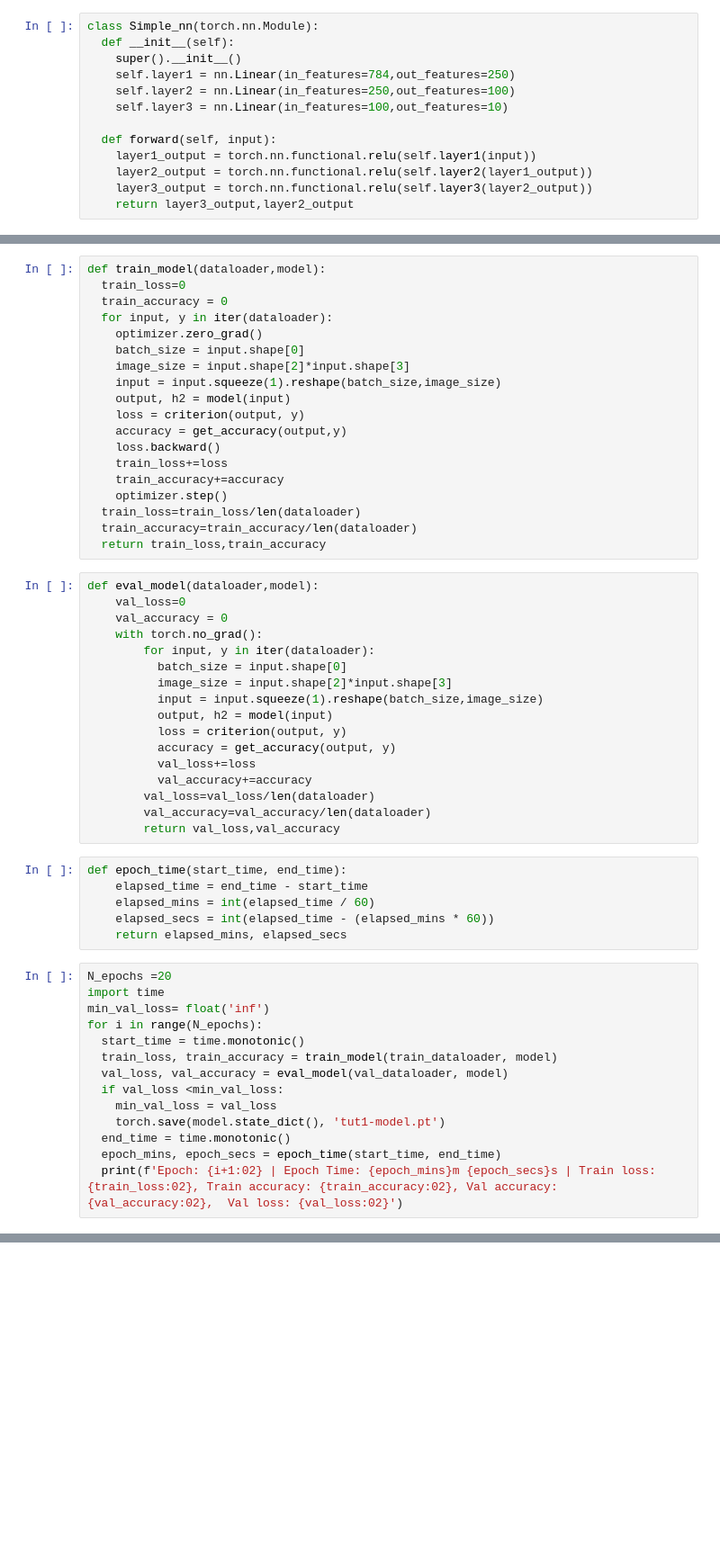
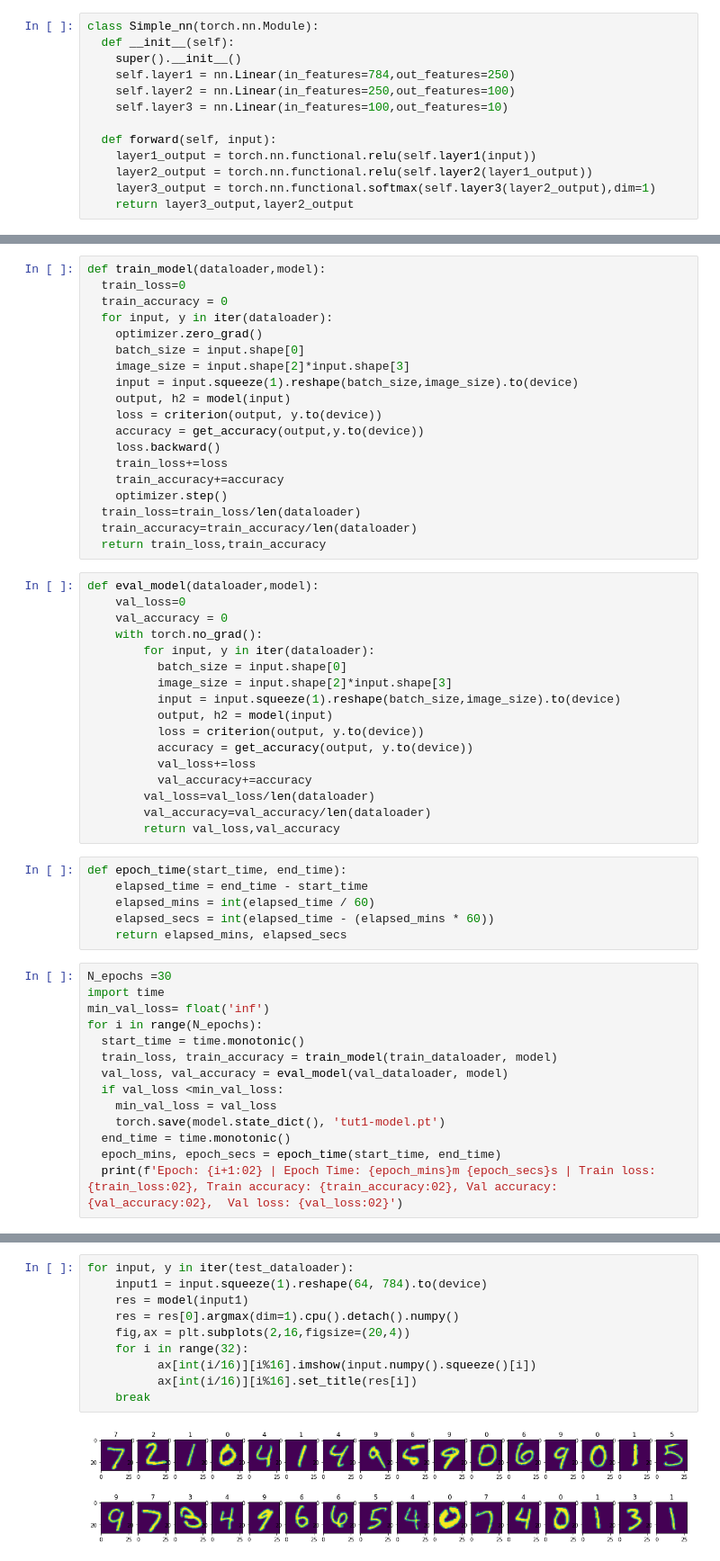
Before and after one commit to Ramubala/image-classification, a Jupyter notebook: Image_classification.ipynb, the cells around one changed output, grey strips where cells are left out. Shown: that part at 90% size. Drawn from its saved outputs; the diff is of its cells as text; blank space fills up the shorter version.

```diff
--- a/Image_classification.ipynb
+++ b/Image_classification.ipynb
@@ -49,7 +77,7 @@ class Simple_nn(torch.nn.Module):
   def forward(self, input):
     layer1_output = torch.nn.functional.relu(self.layer1(input))
     layer2_output = torch.nn.functional.relu(self.layer2(layer1_output))
-    layer3_output = torch.nn.functional.relu(self.layer3(layer2_output))
+    layer3_output = torch.nn.functional.softmax(self.layer3(layer2_output),dim=1)
     return layer3_output,layer2_output
 # %%
 device =  torch.device("cuda" if torch.cuda.is_available() else "cpu")
@@ -69,10 +97,10 @@ def train_model(dataloader,model):
     optimizer.zero_grad()
     batch_size = input.shape[0]
     image_size = input.shape[2]*input.shape[3]
-    input = input.squeeze(1).reshape(batch_size,image_size)
+    input = input.squeeze(1).reshape(batch_size,image_size).to(device)
     output, h2 = model(input)
-    loss = criterion(output, y)
-    accuracy = get_accuracy(output,y)
+    loss = criterion(output, y.to(device))
+    accuracy = get_accuracy(output,y.to(device))
     loss.backward()
     train_loss+=loss
     train_accuracy+=accuracy
@@ -88,10 +116,10 @@ def eval_model(dataloader,model):
         for input, y in iter(dataloader):
           batch_size = input.shape[0]
           image_size = input.shape[2]*input.shape[3]
-          input = input.squeeze(1).reshape(batch_size,image_size)
+          input = input.squeeze(1).reshape(batch_size,image_size).to(device)
           output, h2 = model(input)
-          loss = criterion(output, y)
-          accuracy = get_accuracy(output, y)
+          loss = criterion(output, y.to(device))
+          accuracy = get_accuracy(output, y.to(device))
           val_loss+=loss
           val_accuracy+=accuracy
         val_loss=val_loss/len(dataloader)
@@ -104,7 +132,7 @@ def epoch_time(start_time, end_time):
     elapsed_secs = int(elapsed_time - (elapsed_mins * 60))
     return elapsed_mins, elapsed_secs
 # %%
-N_epochs =20
+N_epochs =30
 import time
 min_val_loss= float('inf')
 for i in range(N_epochs):
@@ -140,0 +172,12 @@ Epoch: 20 | Epoch Time: 0m 10s | Train loss: 0.4608919620513916, Train accuracy:
+# %%
+for input, y in iter(test_dataloader):
+    input1 = input.squeeze(1).reshape(64, 784).to(device)
+    res = model(input1)
+    res = res[0].argmax(dim=1).cpu().detach().numpy()
+    fig,ax = plt.subplots(2,16,figsize=(20,4))
+    for i in range(32):
+          ax[int(i/16)][i%16].imshow(input.numpy().squeeze()[i])
+          ax[int(i/16)][i%16].set_title(res[i])
+    break
+# %% [output]
+[figure, added]
```
Also changed, not shown: parts of 8 cells of this notebook.
